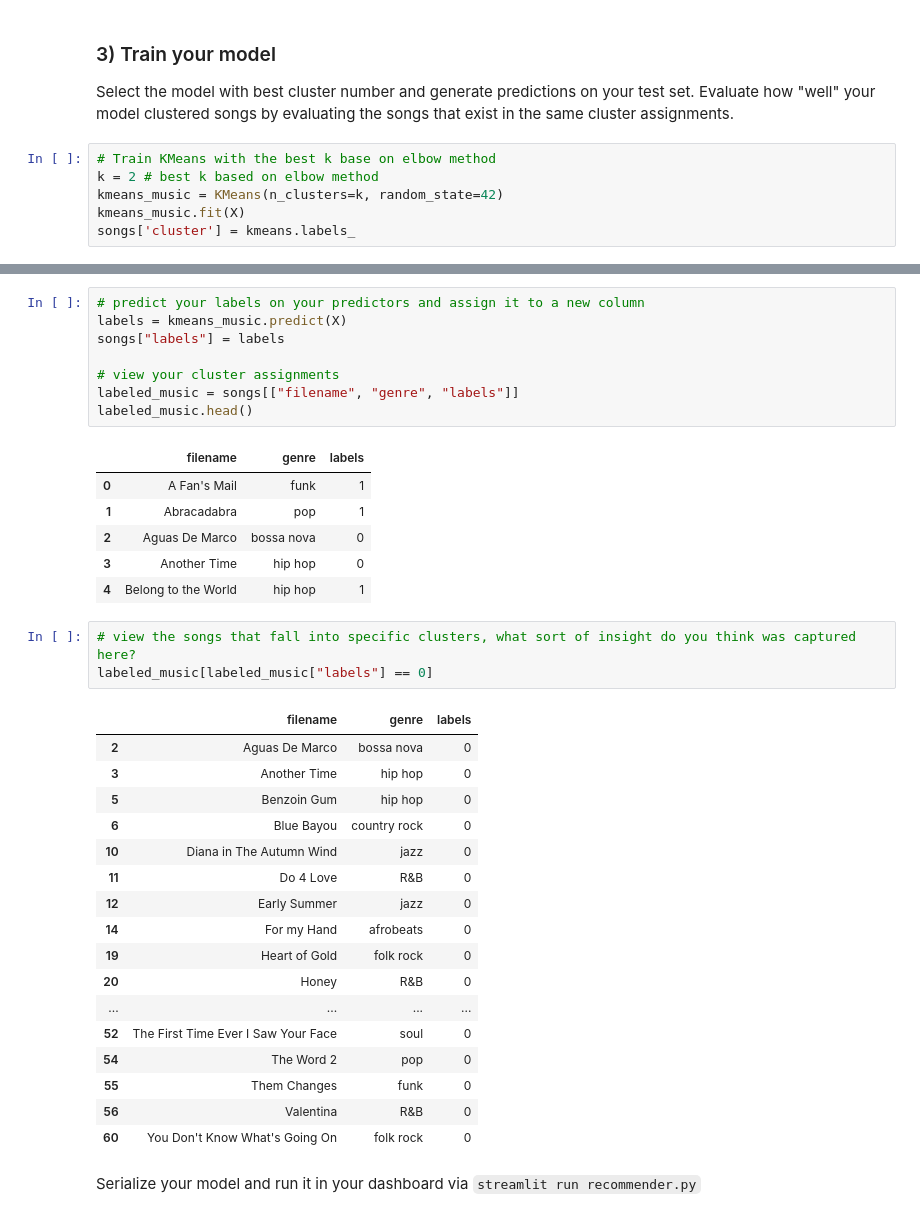
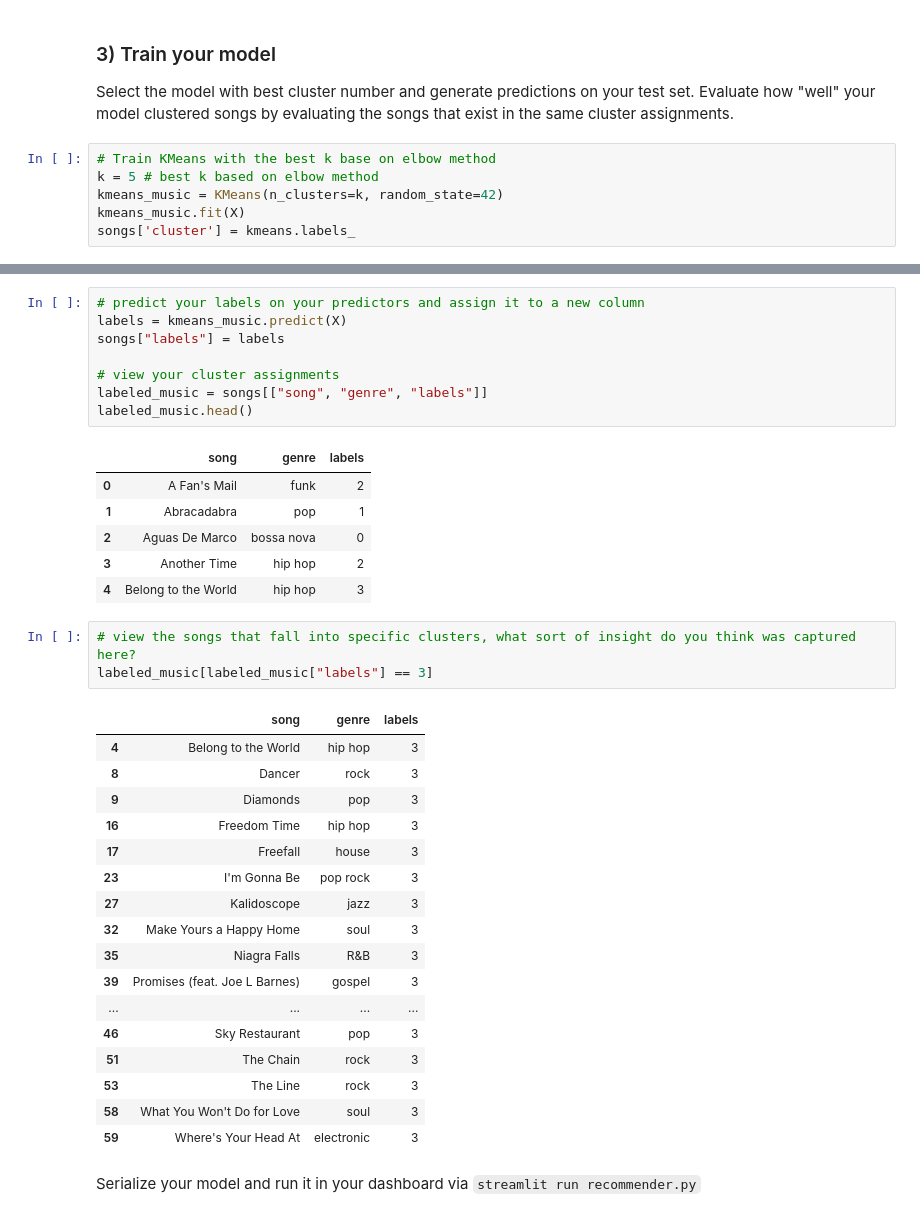
Before and after one commit to DataEden/unsupervised-music-recommender, a Jupyter notebook: notebooks/clustering.ipynb, the cells around one changed output, grey strips where cells are left out. Saved outputs shown, nothing was run; the diff lists cells and outputs as text.

```diff
--- a/notebooks/clustering.ipynb
+++ b/notebooks/clustering.ipynb
@@ -113,7 +113,7 @@ plt.show()
 Select the model with best cluster number and generate predictions on your test set. Evaluate how "well" your model clustered songs by evaluating the songs that exist in the same cluster assignments.
 # %%
 # Train KMeans with the best k base on elbow method
-k = 2 # best k based on elbow method
+k = 5 # best k based on elbow method
 kmeans_music = KMeans(n_clusters=k, random_state=42)
 kmeans_music.fit(X)
 songs['cluster'] = kmeans.labels_
@@ -133,36 +131,36 @@ labels = kmeans_music.predict(X)
 songs["labels"] = labels
 
 # view your cluster assignments
-labeled_music = songs[["filename", "genre", "labels"]]
+labeled_music = songs[["song", "genre", "labels"]]
 labeled_music.head()
 # %% [output]
-|  | filename | genre | labels |
-| 0 | A Fan's Mail | funk | 1 |
+|  | song | genre | labels |
+| 0 | A Fan's Mail | funk | 2 |
 | 1 | Abracadabra | pop | 1 |
 | 2 | Aguas De Marco | bossa nova | 0 |
-| 3 | Another Time | hip hop | 0 |
-| 4 | Belong to the World | hip hop | 1 |
+| 3 | Another Time | hip hop | 2 |
+| 4 | Belong to the World | hip hop | 3 |
 # %%
 # view the songs that fall into specific clusters, what sort of insight do you think was captured here?
-labeled_music[labeled_music["labels"] == 0]
+labeled_music[labeled_music["labels"] == 3]
 # %% [output]
-|  | filename | genre | labels |
-| 2 | Aguas De Marco | bossa nova | 0 |
-| 3 | Another Time | hip hop | 0 |
-| 5 | Benzoin Gum | hip hop | 0 |
-| 6 | Blue Bayou | country rock | 0 |
-| 10 | Diana in The Autumn Wind | jazz | 0 |
-| 11 | Do 4 Love | R&B | 0 |
-| 12 | Early Summer | jazz | 0 |
-| 14 | For my Hand | afrobeats | 0 |
-| 19 | Heart of Gold | folk rock | 0 |
-| 20 | Honey | R&B | 0 |
+|  | song | genre | labels |
+| 4 | Belong to the World | hip hop | 3 |
+| 8 | Dancer | rock | 3 |
+| 9 | Diamonds | pop | 3 |
+| 16 | Freedom Time | hip hop | 3 |
+| 17 | Freefall | house | 3 |
+| 23 | I'm Gonna Be | pop rock | 3 |
+| 27 | Kalidoscope | jazz | 3 |
+| 32 | Make Yours a Happy Home | soul | 3 |
+| 35 | Niagra Falls | R&B | 3 |
+| 39 | Promises (feat. Joe L Barnes) | gospel | 3 |
 | ... | ... | ... | ... |
-| 52 | The First Time Ever I Saw Your Face | soul | 0 |
-| 54 | The Word 2 | pop | 0 |
-| 55 | Them Changes | funk | 0 |
-| 56 | Valentina | R&B | 0 |
-| 60 | You Don't Know What's Going On | folk rock | 0 |
+| 46 | Sky Restaurant | pop | 3 |
+| 51 | The Chain | rock | 3 |
+| 53 | The Line | rock | 3 |
+| 58 | What You Won't Do for Love | soul | 3 |
+| 59 | Where's Your Head At | electronic | 3 |
 # %% [markdown]
 Serialize your model and run it in your dashboard via `streamlit run recommender.py`
 # %%
```
Also changed, not shown: parts of 3 cells of this notebook, 1 other file.
